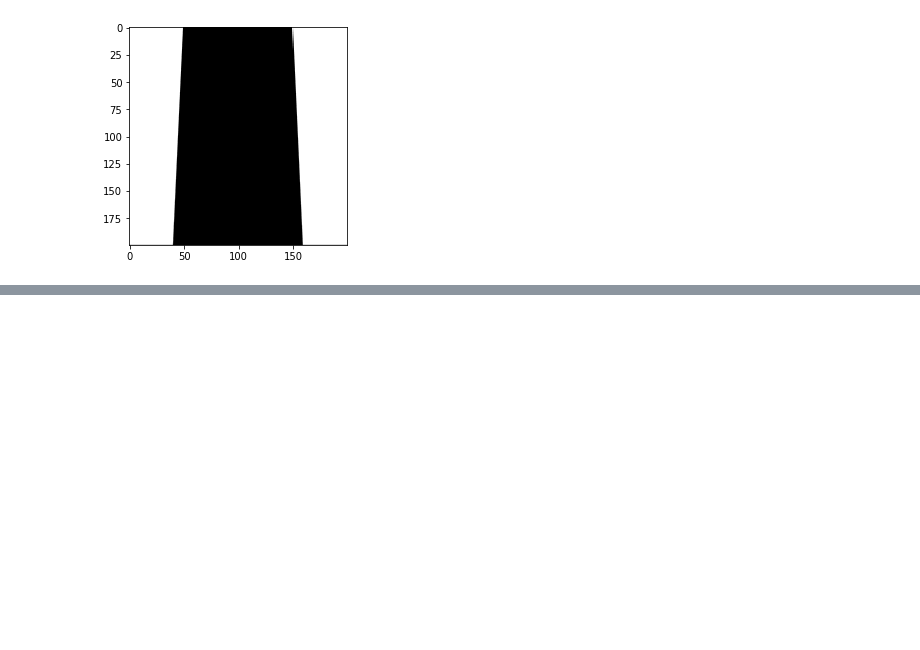
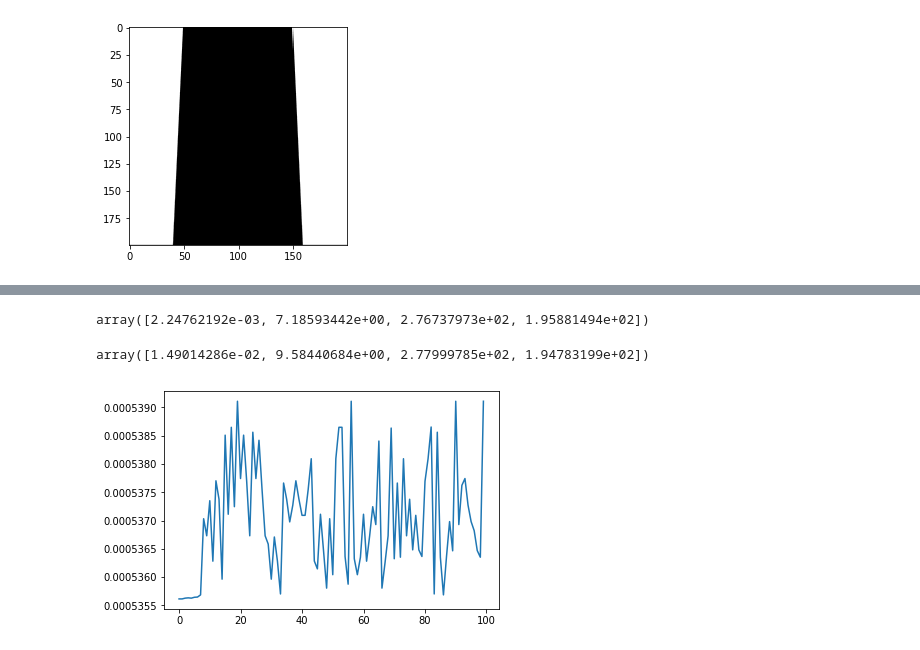
Before and after one commit to FelipeVein/visual_guidance, a Jupyter notebook: particle_filter.ipynb, the cells around one changed output, grey strips where cells are left out. Saved outputs shown, nothing was run; the diff lists cells and outputs as text; code cells hidden in the pictures; blank space fills up the shorter version.

```diff
--- a/particle_filter.ipynb
+++ b/particle_filter.ipynb
@@ -360,0 +431,9 @@ array([-4.11585384e-02, -1.72787379e-01,  3.60321761e+02,  1.71925970e+02])
+# %%
+np.mean(pf.particles, axis=0)
+# %% [output]
+array([2.24762192e-03, 7.18593442e+00, 2.76737973e+02, 1.95881494e+02])
+# %%
+pf.return_best_mean()
+# %% [output]
+array([1.49014286e-02, 9.58440684e+00, 2.77999785e+02, 1.94783199e+02])
+[figure, added]
```
Also changed, not shown: parts of 22 cells of this notebook, 1 other file.
